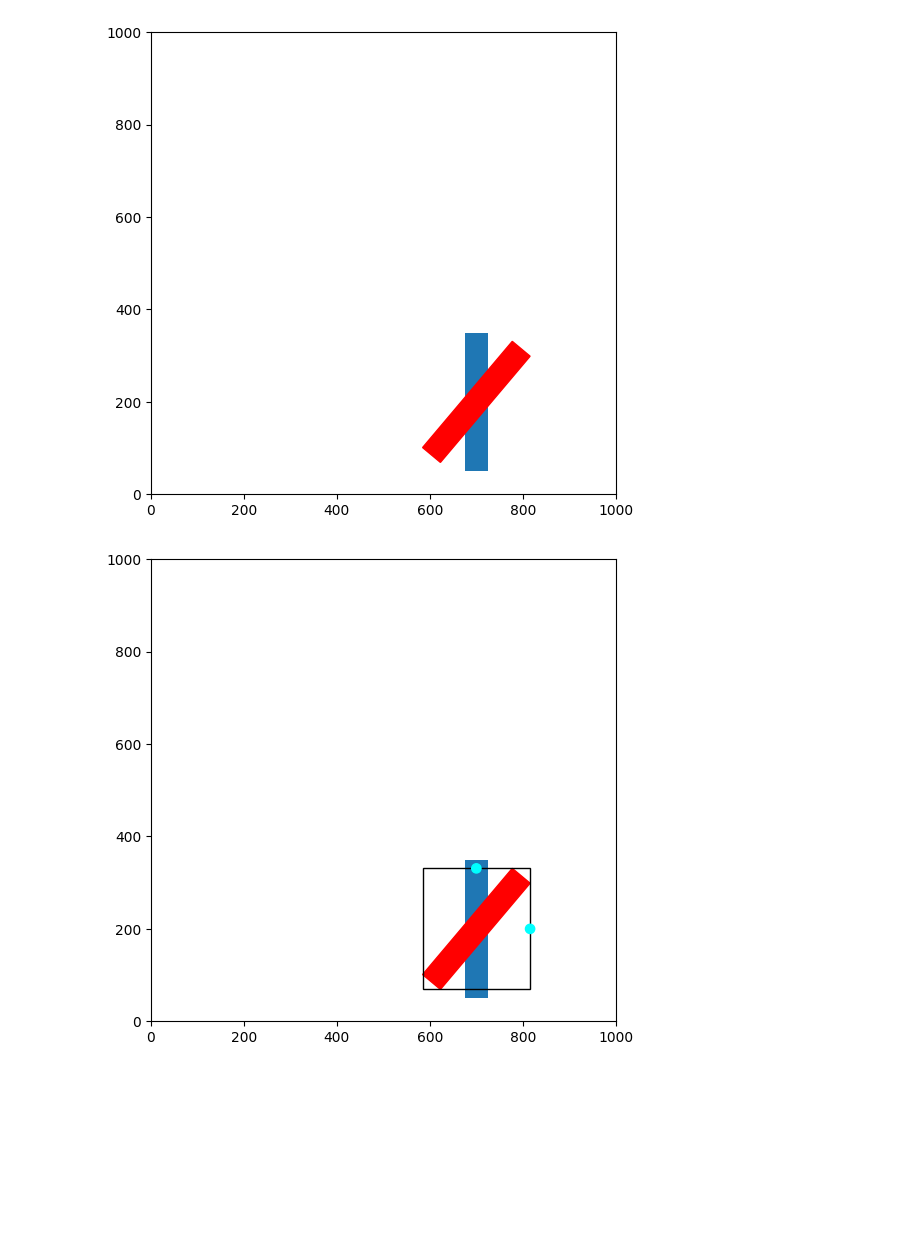
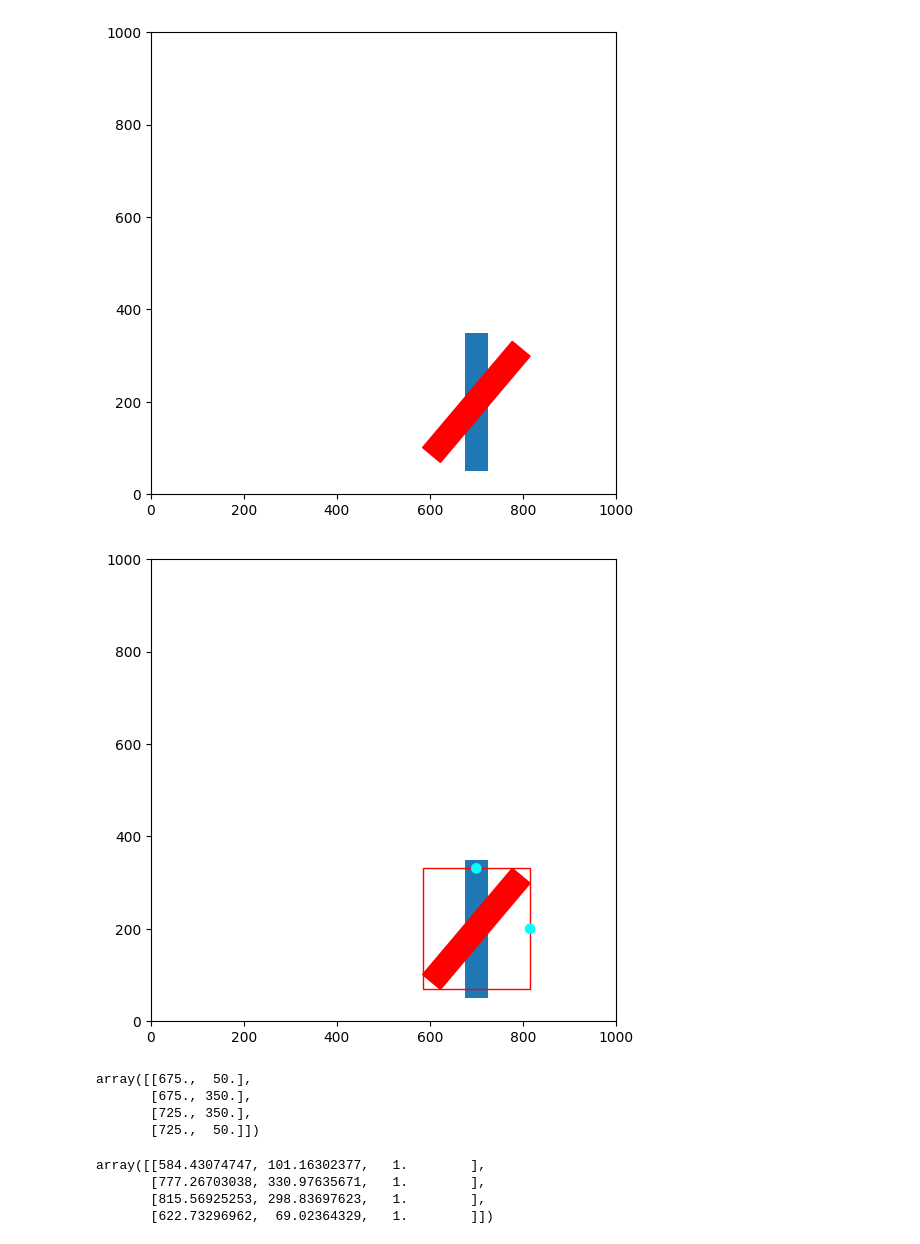
Before and after one commit to jeantirole/Detection_Lab, a Jupyter notebook: 00.Fundamentals/22.Bbox_Offset_Representation.ipynb, the cells around one changed output. Saved outputs shown, nothing was run; the diff lists cells and outputs as text; code cells hidden in the pictures; blank space fills up the shorter version.

```diff
--- a/00.Fundamentals/22.Bbox_Offset_Representation.ipynb
+++ b/00.Fundamentals/22.Bbox_Offset_Representation.ipynb
@@ -154,29 +159,29 @@ mid_point_right  = [new_center_x + 0.5*new_max_width, new_center_y]
 # %%
 fig, ax = plt.subplots(figsize=(6, 6))
 
 ax.add_patch(
     patches.Polygon(poly_gt))
 
 ax.add_patch(
     patches.Polygon(rotated_result[:,0:2],color='r'))
 
 ax.add_patch(
     patches.Rectangle((new_center_x - 0.5*new_max_width,
                        new_center_y - 0.5*new_max_height),
-                      width=new_max_width,
-                      height=new_max_height,
-                      fill=False))
+                       width=new_max_width,
+                       height=new_max_height,
+                       fill=False,
+                       color='r'))
 
 ax.add_patch(
     patches.Circle(mid_point_up,radius=10,color='cyan')
 )
 ax.add_patch(
     patches.Circle(mid_point_right,radius=10,color='cyan')
 )
 
-
 ax.set_xlim(0,1000)
 ax.set_ylim(0,1000)
 plt.show()
 # %% [output]
-[figure, old version]
+[figure, new version]
@@ -184,0 +188,14 @@ plt.show()
+# %%
+poly_gt
+# %% [output]
+array([[675.,  50.],
+       [675., 350.],
+       [725., 350.],
+       [725.,  50.]])
+# %%
+rotated_result
+# %% [output]
+array([[584.43074747, 101.16302377,   1.        ],
+       [777.26703038, 330.97635671,   1.        ],
+       [815.56925253, 298.83697623,   1.        ],
+       [622.73296962,  69.02364329,   1.        ]])
```
Also changed, not shown: parts of 2 cells of this notebook, 2 other files.
